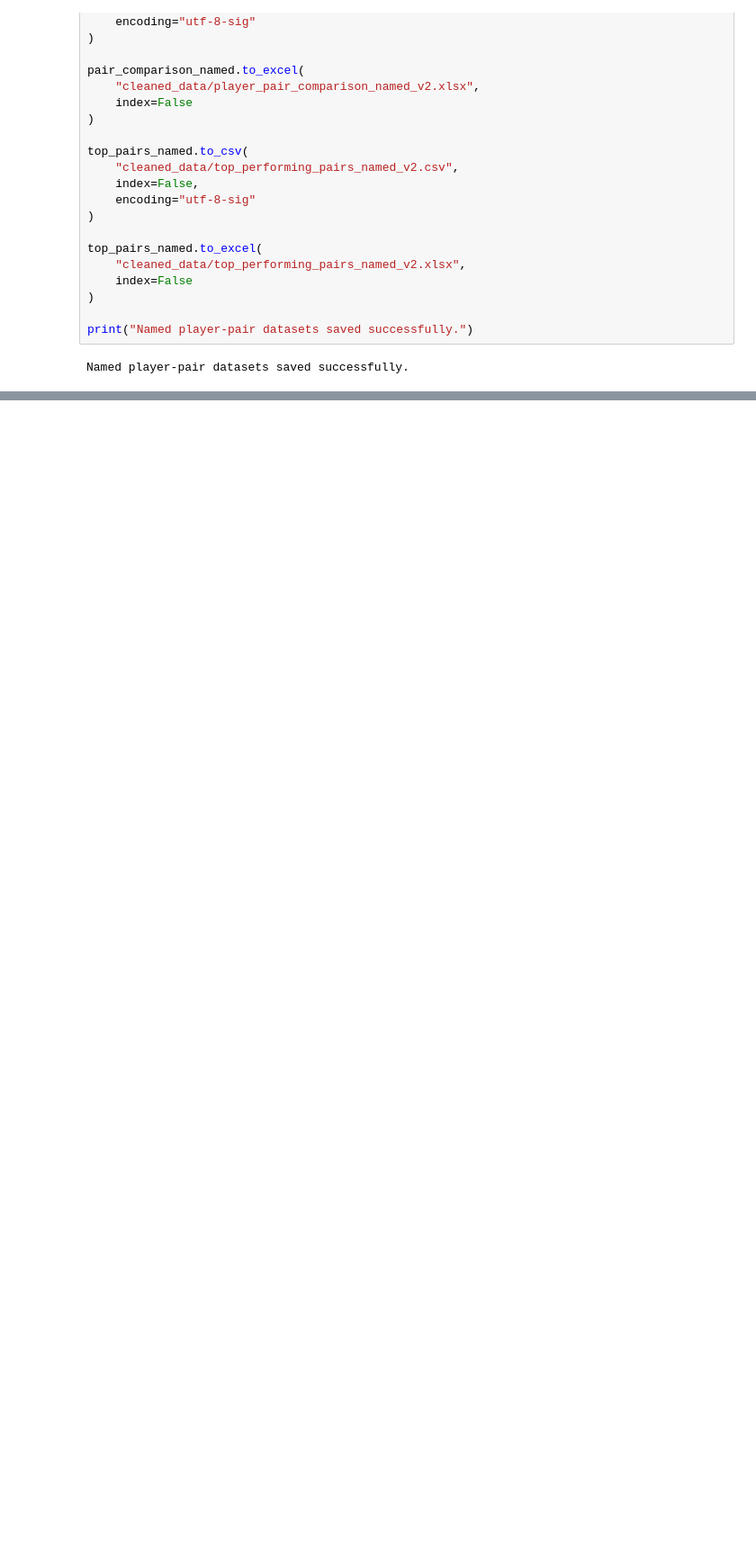
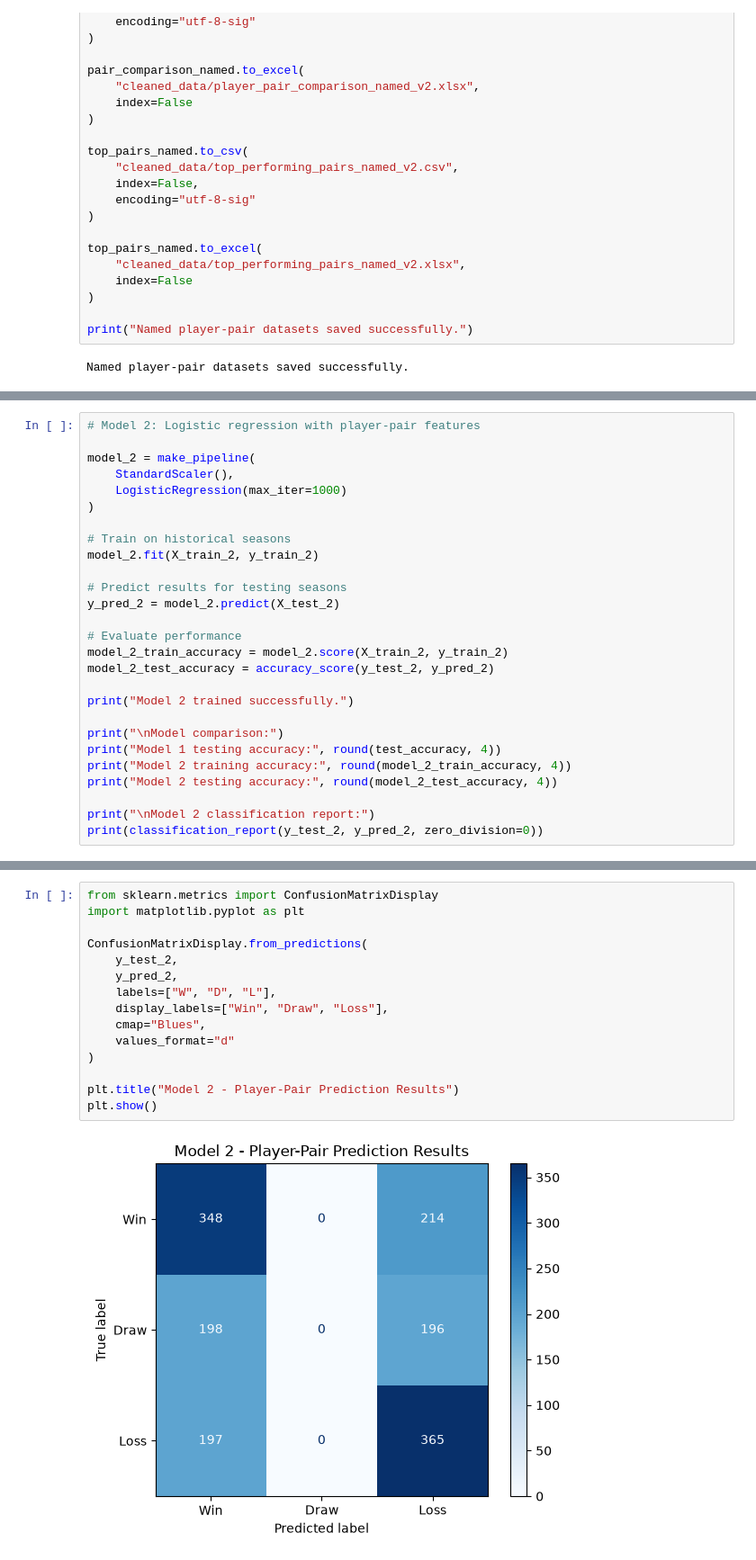
Before and after one commit to clellandjw/CMPT491_1, a Jupyter notebook: 491_2/combined_4.ipynb, the cells around one changed output, grey strips where cells are left out. Shown at 90% size. Saved outputs shown, nothing was run; the diff lists cells and outputs as text; blank space fills up the shorter version.

```diff
--- a/491_2/combined_4.ipynb
+++ b/491_2/combined_4.ipynb
@@ -1067,0 +2378,27 @@ Named player-pair datasets saved successfully.
+# %%
+# Model 2: Logistic regression with player-pair features
+
+model_2 = make_pipeline(
+    StandardScaler(),
+    LogisticRegression(max_iter=1000)
+)
+
+# Train on historical seasons
+model_2.fit(X_train_2, y_train_2)
+
+# Predict results for testing seasons
+y_pred_2 = model_2.predict(X_test_2)
+
+# Evaluate performance
+model_2_train_accuracy = model_2.score(X_train_2, y_train_2)
+model_2_test_accuracy = accuracy_score(y_test_2, y_pred_2)
+
+print("Model 2 trained successfully.")
+
+print("\nModel comparison:")
+print("Model 1 testing accuracy:", round(test_accuracy, 4))
+print("Model 2 training accuracy:", round(model_2_train_accuracy, 4))
+print("Model 2 testing accuracy:", round(model_2_test_accuracy, 4))
+
+print("\nModel 2 classification report:")
+print(classification_report(y_test_2, y_pred_2, zero_division=0))
@@ -1067,0 +2425,17 @@ Named player-pair datasets saved successfully.
+# %%
+from sklearn.metrics import ConfusionMatrixDisplay
+import matplotlib.pyplot as plt
+
+ConfusionMatrixDisplay.from_predictions(
+    y_test_2,
+    y_pred_2,
+    labels=["W", "D", "L"],
+    display_labels=["Win", "Draw", "Loss"],
+    cmap="Blues",
+    values_format="d"
+)
+
+plt.title("Model 2 - Player-Pair Prediction Results")
+plt.show()
+# %% [output]
+[figure, added]
```
Also changed, not shown: parts of 61 cells of this notebook, 4 other files.
